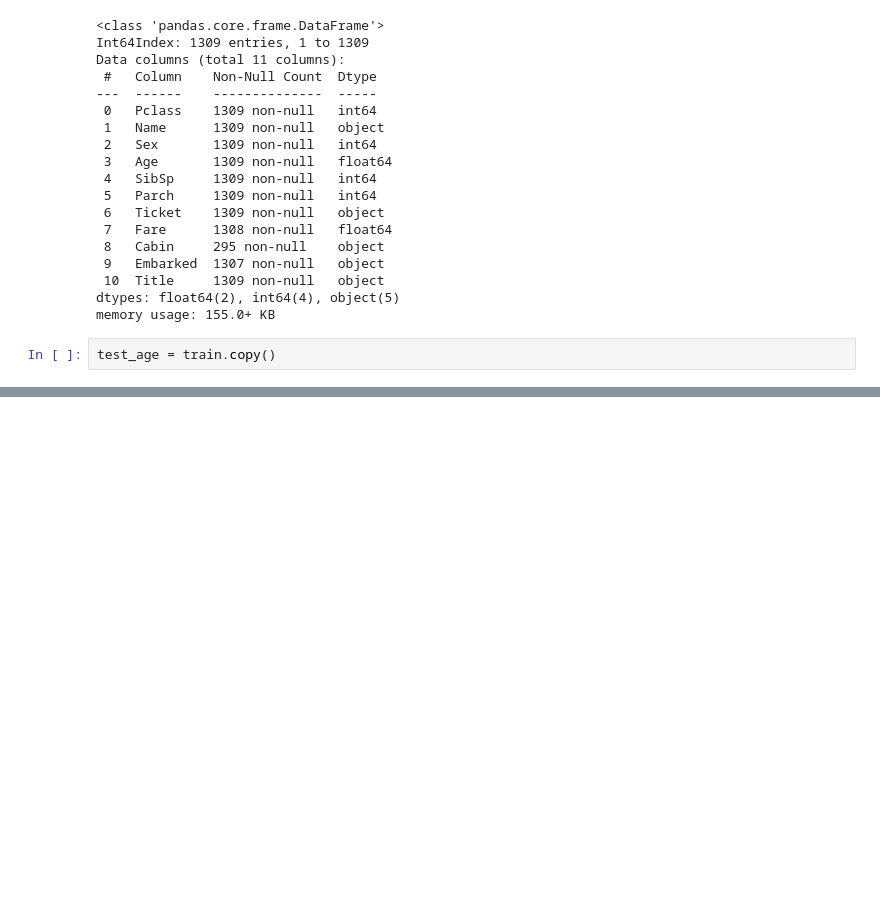
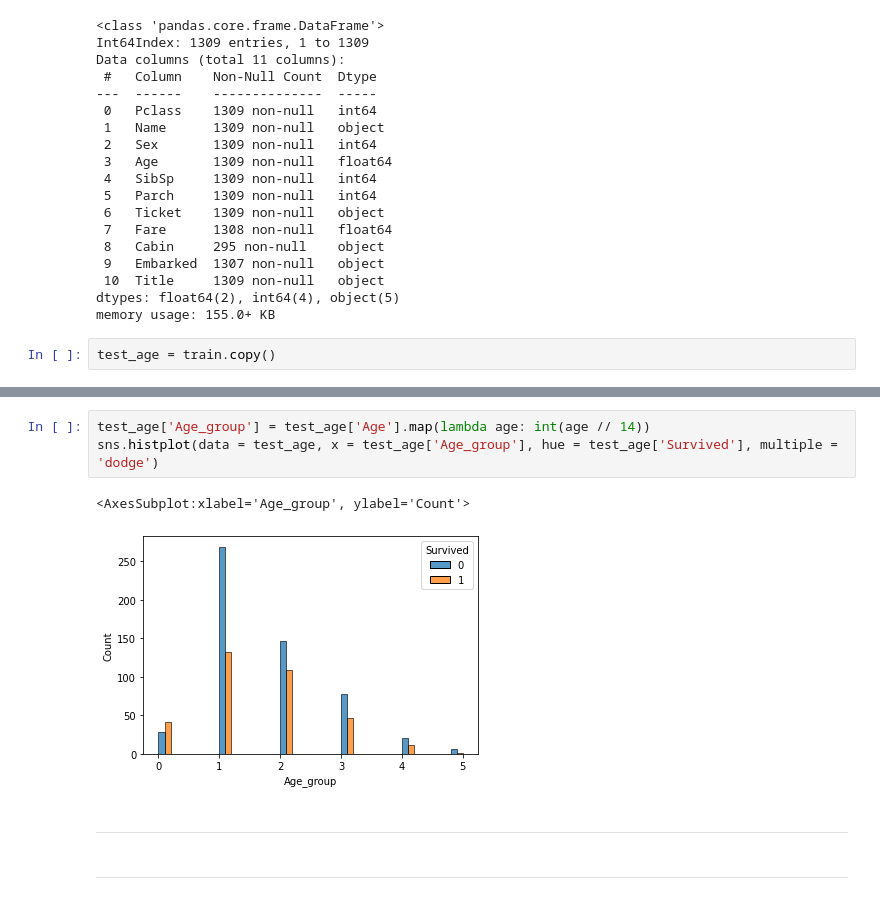
Before and after one commit to warshtayner/Kaggle_Titanic, a Jupyter notebook: version_4.ipynb, the cells around one changed output, grey strips where cells are left out. Saved outputs shown, nothing was run; the diff lists cells and outputs as text; blank space fills up the shorter version.

```diff
--- a/version_4.ipynb
+++ b/version_4.ipynb
@@ -182,0 +212,10 @@ for i in
+# %%
+test_age['Age_group'] = test_age['Age'].map(lambda age: int(age // 14))
+sns.histplot(data = test_age, x = test_age['Age_group'], hue = test_age['Survived'], multiple = 'dodge')
+# %% [output]
+<AxesSubplot:xlabel='Age_group', ylabel='Count'>
+[figure, added]
+# %% [markdown]
+---
+# %% [markdown]
+---
```
Also changed, not shown: parts of 37 cells of this notebook, 2 other files.
